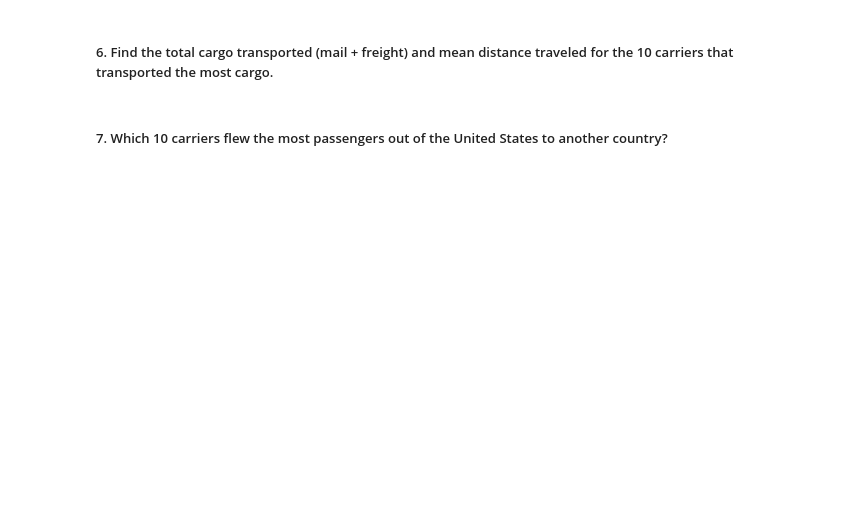
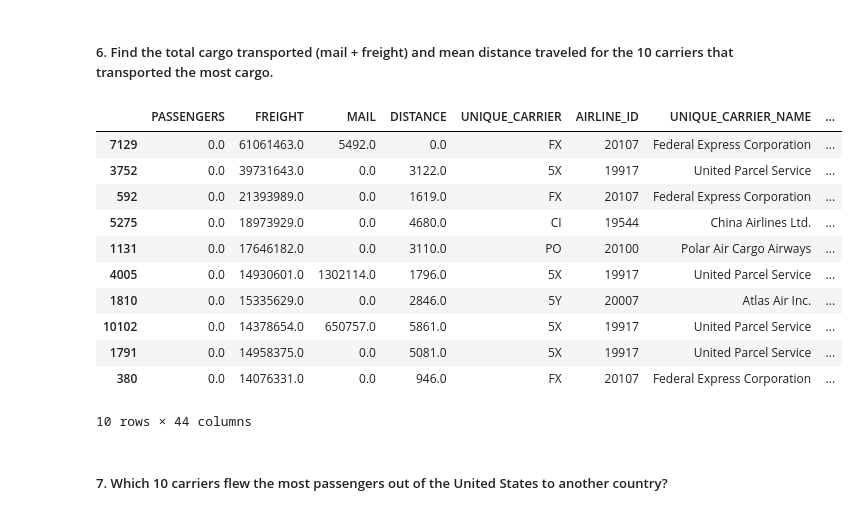
Before and after one commit to dmdigrande/dmdigrande.github.io, a Jupyter notebook: week1-assignment1-pandas-exercises.ipynb, the cells around one changed output. Cells and saved outputs as stored; diff of their text form; code cells hidden in the pictures; blank space fills up the shorter version.

```diff
--- a/week1-assignment1-pandas-exercises.ipynb
+++ b/week1-assignment1-pandas-exercises.ipynb
@@ -97,3 +97,7 @@ print(total_passengers)
 10685608.0
 # %% [markdown]
 ##### 5. Find the top 5 carriers for median route distance (i.e., for all origin-destination pairs that each carrier has, find the median distance after removing duplicates).
+# %%
+unique_carrier = flights.drop_duplicates(subset=['CARRIER','ORIGIN', 'DEST'])
+
+unique_carrier.head()
@@ -99,0 +112,6 @@ print(total_passengers)
+# %%
+unique_carrier['MEDIAN_DISTANCE'] = unique_carrier['DISTANCE'].median()
+
+median_distance_df = unique_carrier.sort_values(by='MEDIAN_DISTANCE', ascending=False)
+
+median_distance_df.head()
@@ -100,4 +131,25 @@ print(total_passengers)
 # %% [markdown]
 ##### 6. Find the total cargo transported (mail + freight) and mean distance traveled for the 10 carriers that transported the most cargo.
+# %%
+unique_carrier = unique_carrier.assign(
+    TOTAL_CARGO = lambda x: x.MAIL + x.FREIGHT,
+    MEAN_DISTANCE = lambda x: x.DISTANCE.mean())
+
+total_cargo_sort = unique_carrier.sort_values(by='TOTAL_CARGO', ascending=False)
+
+total_cargo_sort.head(10)
+# %% [output]
+|  | PASSENGERS | FREIGHT | MAIL | DISTANCE | UNIQUE_CARRIER | AIRLINE_ID | UNIQUE_CARRIER_NAME | ... |
+| 7129 | 0.0 | 61061463.0 | 5492.0 | 0.0 | FX | 20107 | Federal Express Corporation | ... |
+| 3752 | 0.0 | 39731643.0 | 0.0 | 3122.0 | 5X | 19917 | United Parcel Service | ... |
+| 592 | 0.0 | 21393989.0 | 0.0 | 1619.0 | FX | 20107 | Federal Express Corporation | ... |
+| 5275 | 0.0 | 18973929.0 | 0.0 | 4680.0 | CI | 19544 | China Airlines Ltd. | ... |
+| 1131 | 0.0 | 17646182.0 | 0.0 | 3110.0 | PO | 20100 | Polar Air Cargo Airways | ... |
+| 4005 | 0.0 | 14930601.0 | 1302114.0 | 1796.0 | 5X | 19917 | United Parcel Service | ... |
+| 1810 | 0.0 | 15335629.0 | 0.0 | 2846.0 | 5Y | 20007 | Atlas Air Inc. | ... |
+| 10102 | 0.0 | 14378654.0 | 650757.0 | 5861.0 | 5X | 19917 | United Parcel Service | ... |
+| 1791 | 0.0 | 14958375.0 | 0.0 | 5081.0 | 5X | 19917 | United Parcel Service | ... |
+| 380 | 0.0 | 14076331.0 | 0.0 | 946.0 | FX | 20107 | Federal Express Corporation | ... |
+10 rows × 44 columns
 # %% [markdown]
 ##### 7. Which 10 carriers flew the most passengers out of the United States to another country?
```
Also changed, not shown: parts of 5 cells of this notebook.
